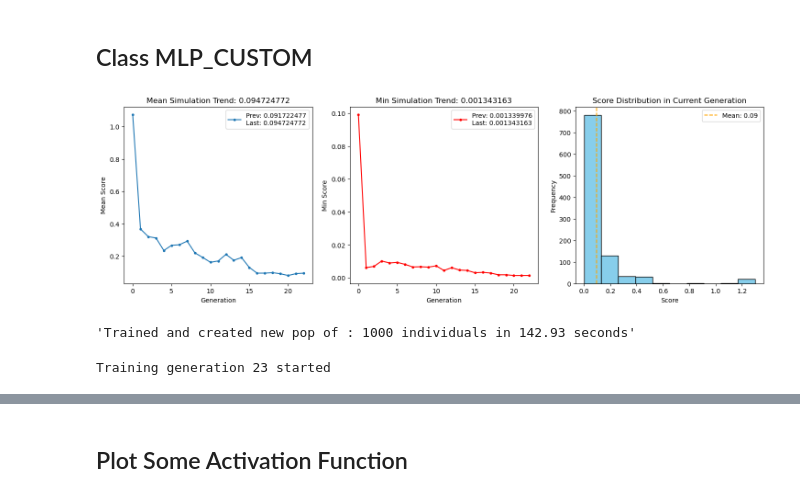
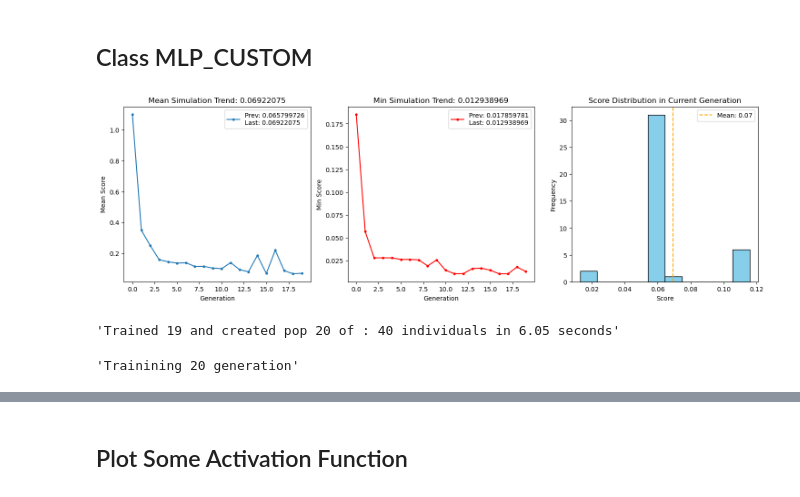
Before and after one commit to VandalSnikeNP/AI_PROJECT, a Jupyter notebook: 11)-Project-Genetic Algoritm.ipynb, the cells around one changed output, grey strips where cells are left out. Saved outputs shown, nothing was run; the diff lists cells and outputs as text; code cells hidden in the pictures.

```diff
--- a/11)-Project-Genetic Algoritm.ipynb
+++ b/11)-Project-Genetic Algoritm.ipynb
@@ -180,7 +180,7 @@ lim_inf=-4
 lim_sup=4
 step_domain=400
 # DNA Length
-dna_length=20
+dna_length=20   #0.01
 # ----------------Training Parameters-------------------
 # input_size
 input_size=1
@@ -189,18 +189,18 @@ hidden_size=6
 # output_size
 output_size=1
 # Epochs
-epochs=100
+epochs=100   #1000
 # Learning Rate
 lr=0.01
 # Seed parameters generation
 seed = 42
 # ----------------Genetic Algorithm Parameters-------------------
 # Number of networks
-pop_size = 1000
+pop_size = 40
 # Number of generations
-N_gens=120
+N_gens=20
 # Selection subject number
-k=21 #9
+k=6 #9
 # Likely individual percentage
 likely_per=int((pop_size*5)/100)
 # Mutation percentage
@@ -229,7 +229,7 @@ formatted_time = start_time.strftime("%Y_%m_%d_at_%H_%M")
 net_data=[net_pop]
 Mean_sim = []
 Min_sim = []
-
+scores_sim=[]
 for i in range(N_gens):
     start_time = time.time()
 
@@ -245,37 +245,40 @@ for i in range(N_gens):
     min_score=min(net_pop,key=lambda x: x.score).score
     Mean_sim.append(round(mean_score, 9))
     Min_sim.append(round(min_score, 9))
+    scores_sim.append(scores)
     print(f'Min_score:{round(min_score,9)},mean_score:{round(mean_score,9)}')
 
     # Selection
     for p in range(likely_per):
      new_pop.append(Individual.selection(net_pop,k))
 
     # Mutuation
     for p in range(mut_per):
      mut_chromosome=Individual.mutation(Individual.selection(net_pop,k).genome,method='Flip Bit Mutation')
      new_pop.append(Individual(mut_chromosome,input_size,hidden_size,output_size))
 
     #Crossover
     for p in range(cross_per):
      first_parent=Individual.selection(net_pop,k)
      second_parent=Individual.selection(net_pop,k)
      child = first_parent.crossover(second_parent,3,2)
      new_pop.append(child)
     print(f'Sel,Mut,Cro phases in gen {i} endend')
     end_time = time.time()
 
 
     net_data.append(net_pop)
     net_pop=new_pop
 
     update_plots(Mean_sim, Min_sim, scores)
     display(f'Trained {i} and created pop {i+1} of : {len(new_pop)} individuals in {round(end_time - start_time,2)} seconds')
 # %% [output]
-[figure, old version]
+[figure, new version]
-'Trained and created new pop of : 1000 individuals in 142.93 seconds'
+'Trained 19 and created pop 20 of : 40 individuals in 6.05 seconds'
-Training generation 23 started
 # %%
 #Training of the last gen
+display(f'Trainining {i+1} generation')
 for j in range(pop_size):
  net_pop[j].training(lr,epochs,X_tensor,Y_tensor)
+# %% [output]
+'Trainining 20 generation'
```
Also changed, not shown: parts of 8 cells of this notebook, 5 other files.
